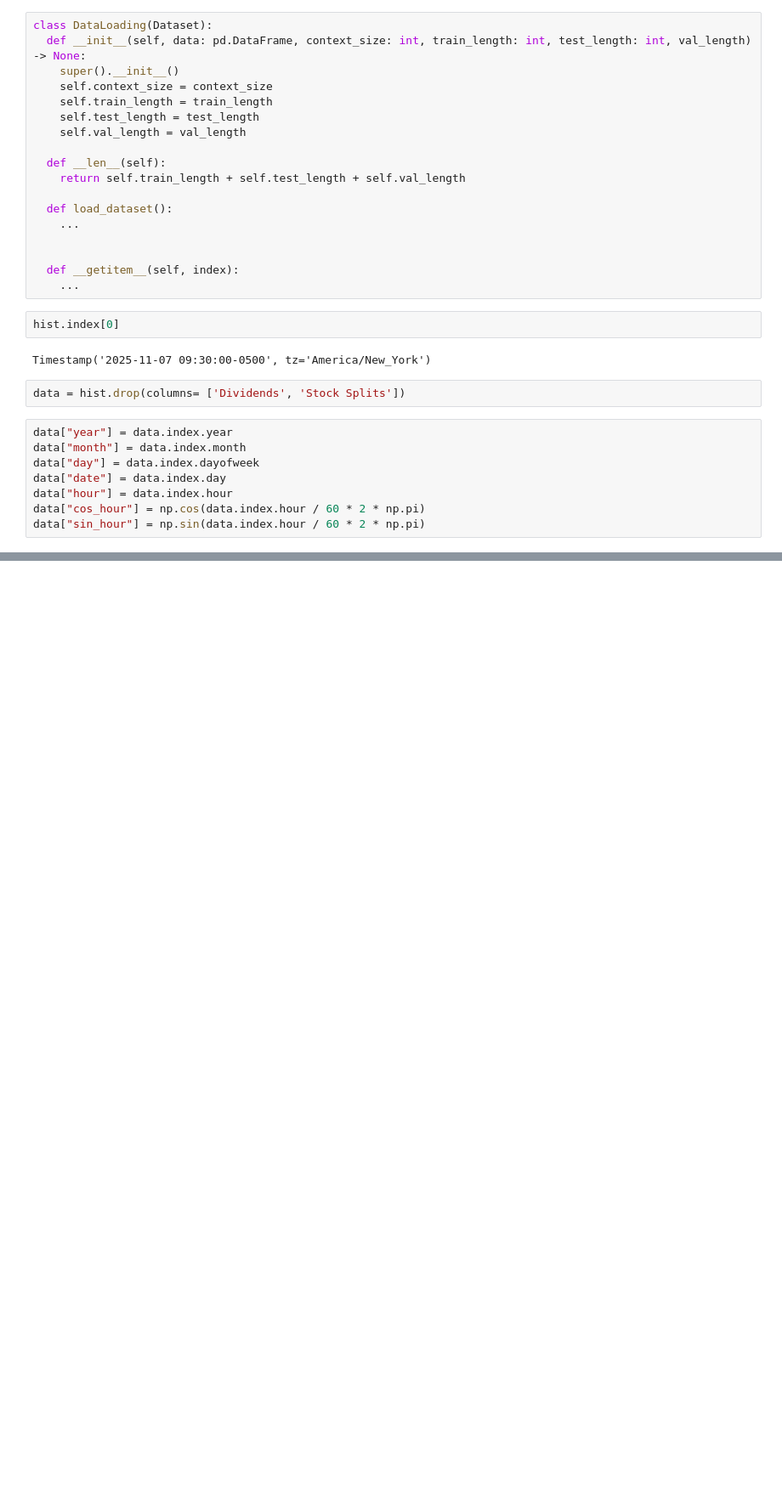
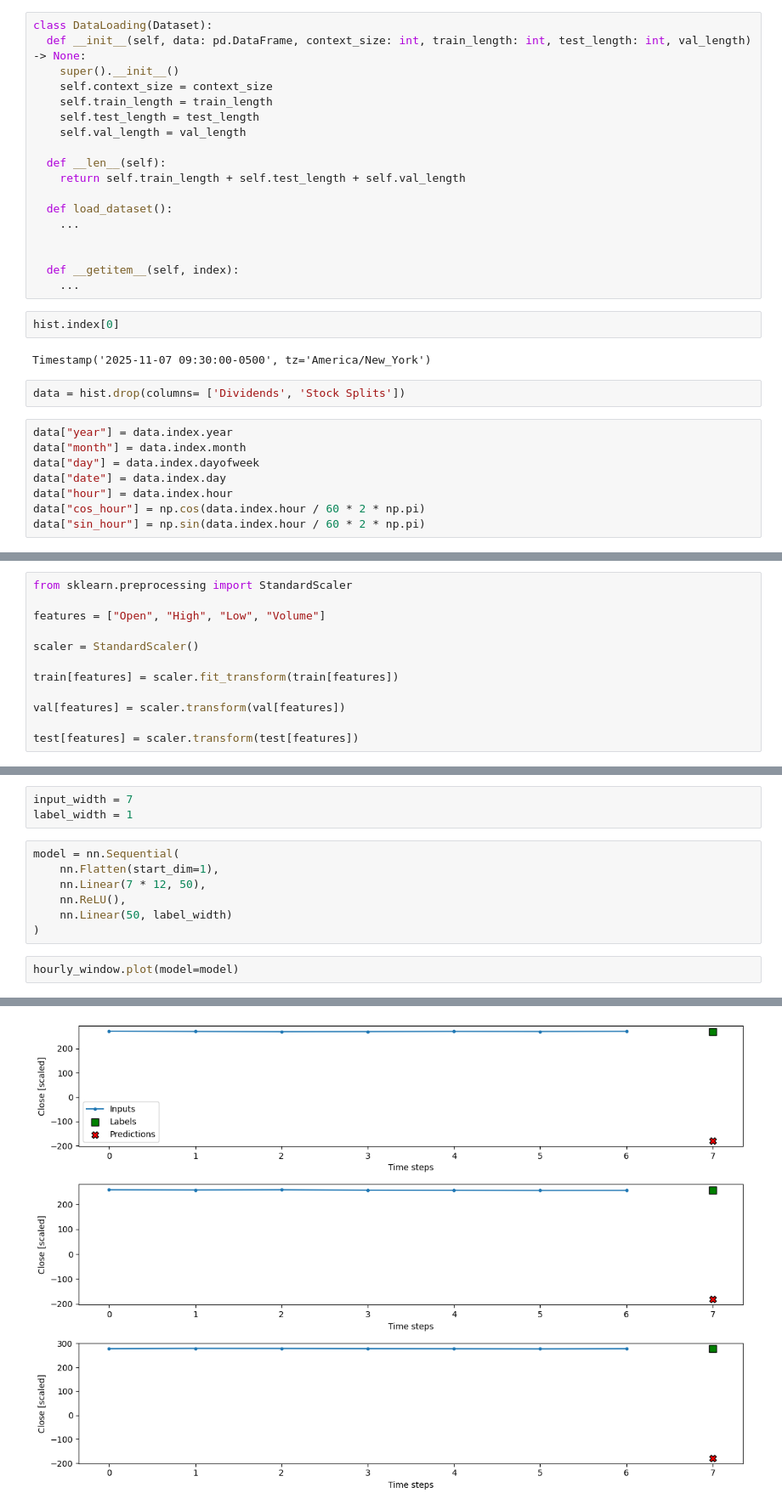
Before and after one commit to lewinskie254/stock-market-prediction, a Jupyter notebook: predict_stock_prices_NeuralNets.ipynb, the cells around one changed output, grey strips where cells are left out. Shown at 85% size. Cells and saved outputs as stored; diff of their text form; blank space fills up the shorter version.

```diff
--- a/predict_stock_prices_NeuralNets.ipynb
+++ b/predict_stock_prices_NeuralNets.ipynb
@@ -125,0 +134,12 @@ data["time_idx"] -= data["time_idx"].min()
+# %%
+from sklearn.preprocessing import StandardScaler
+
+features = ["Open", "High", "Low", "Volume"]
+
+scaler = StandardScaler()
+
+train[features] = scaler.fit_transform(train[features])
+
+val[features] = scaler.transform(val[features])
+
+test[features] = scaler.transform(test[features])
@@ -125,0 +378,13 @@ data["time_idx"] -= data["time_idx"].min()
+# %%
+input_width = 7
+label_width = 1
+# %%
+model = nn.Sequential(
+    nn.Flatten(start_dim=1),
+    nn.Linear(7 * 12, 50),
+    nn.ReLU(),
+    nn.Linear(50, label_width)
+)
+# %%
+hourly_window.plot(model=model)
+# %% [output]
@@ -125,0 +400 @@ data["time_idx"] -= data["time_idx"].min()
+[figure, added]
```
Also changed, not shown: parts of 16 cells of this notebook.
